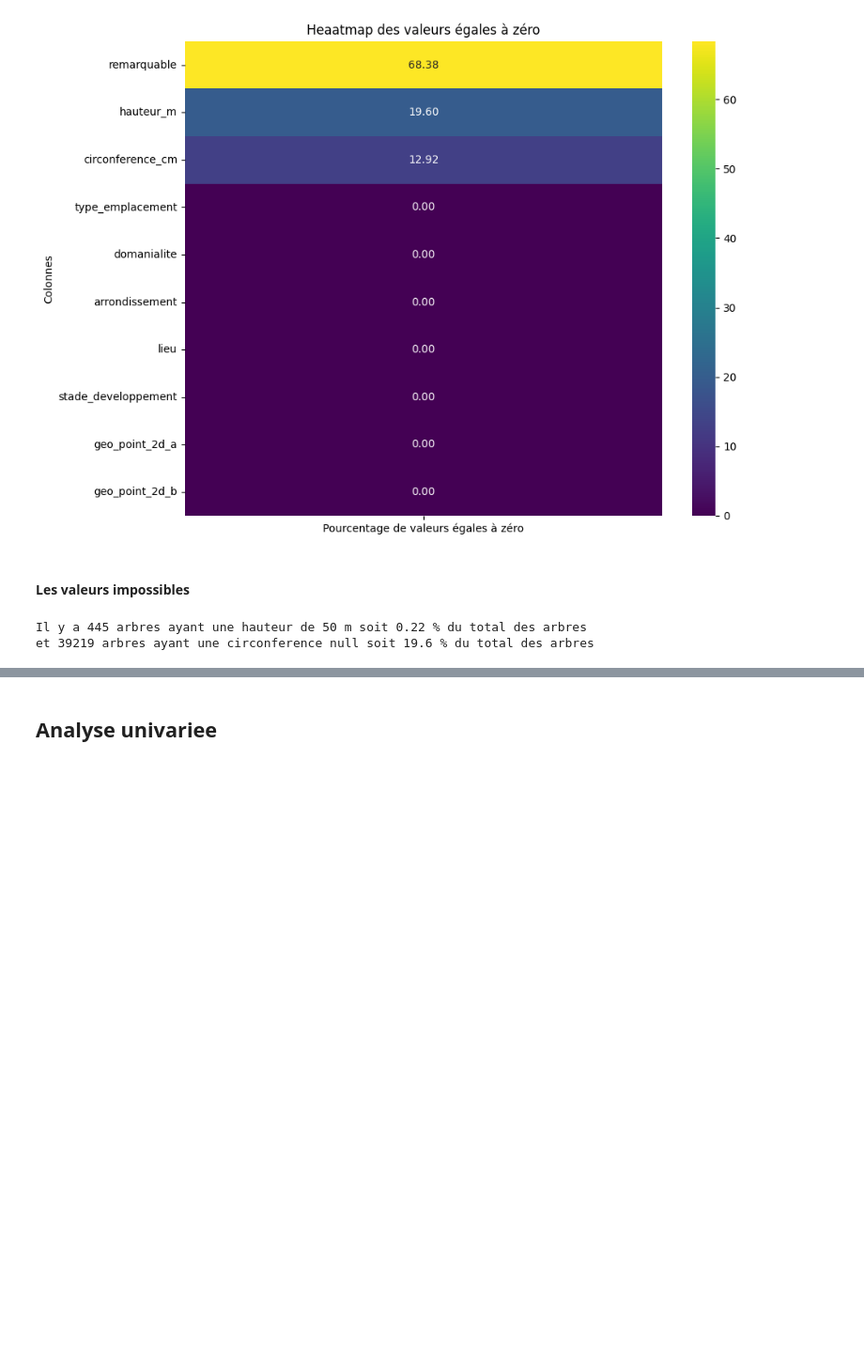
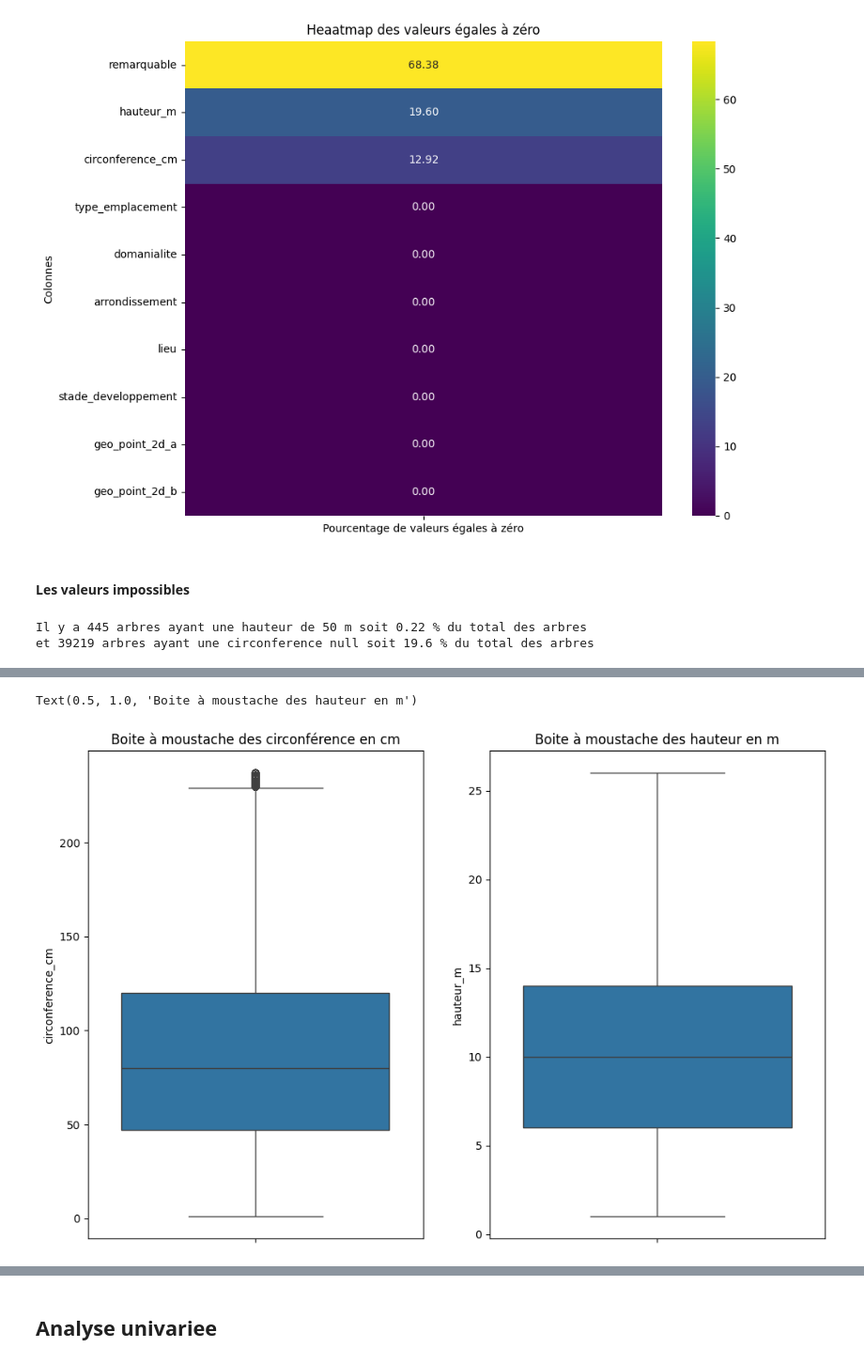
Before and after one commit to Belin27000/P2SmartCity, a Jupyter notebook: P2Tree.ipynb, the cells around one changed output, grey strips where cells are left out. Shown: that part at 94% size. Saved outputs shown, nothing was run; the diff lists cells and outputs as text; code cells hidden in the pictures; blank space fills up the shorter version.

```diff
--- a/P2Tree.ipynb
+++ b/P2Tree.ipynb
@@ -199,0 +223,9 @@ data.shape
+# %%
+def detect_outliers_(data, column):
+    Q1=data[column].quantile(0.25)
+    Q3=data[column].quantile(0.75)
+    IQR = Q3 -Q1
+    lower_limit = max(0,Q1-1.5 * IQR)
+    upper_limit = Q3 + 1.5 *IQR
+    outliers = (data[column]<lower_limit) | (data[column]>upper_limit)
+    return outliers, lower_limit, upper_limit
@@ -200,3 +245,14 @@ data.shape
+# %%
+fig, axs= plt.subplots(1,2, figsize=(12,8))
+
+sns.boxplot(data['circonference_cm'], ax=axs[0])
+axs[0].set_title('Boite à moustache des circonférence en cm')
+
+sns.boxplot(data['hauteur_m'], ax=axs[1])
+axs[1].set_title('Boite à moustache des hauteur en m')
+# %% [output]
+Text(0.5, 1.0, 'Boite à moustache des hauteur en m')
+[figure, added]
 # %% [markdown]
 # Démarche
 
```
Also changed, not shown: parts of 23 cells of this notebook.
